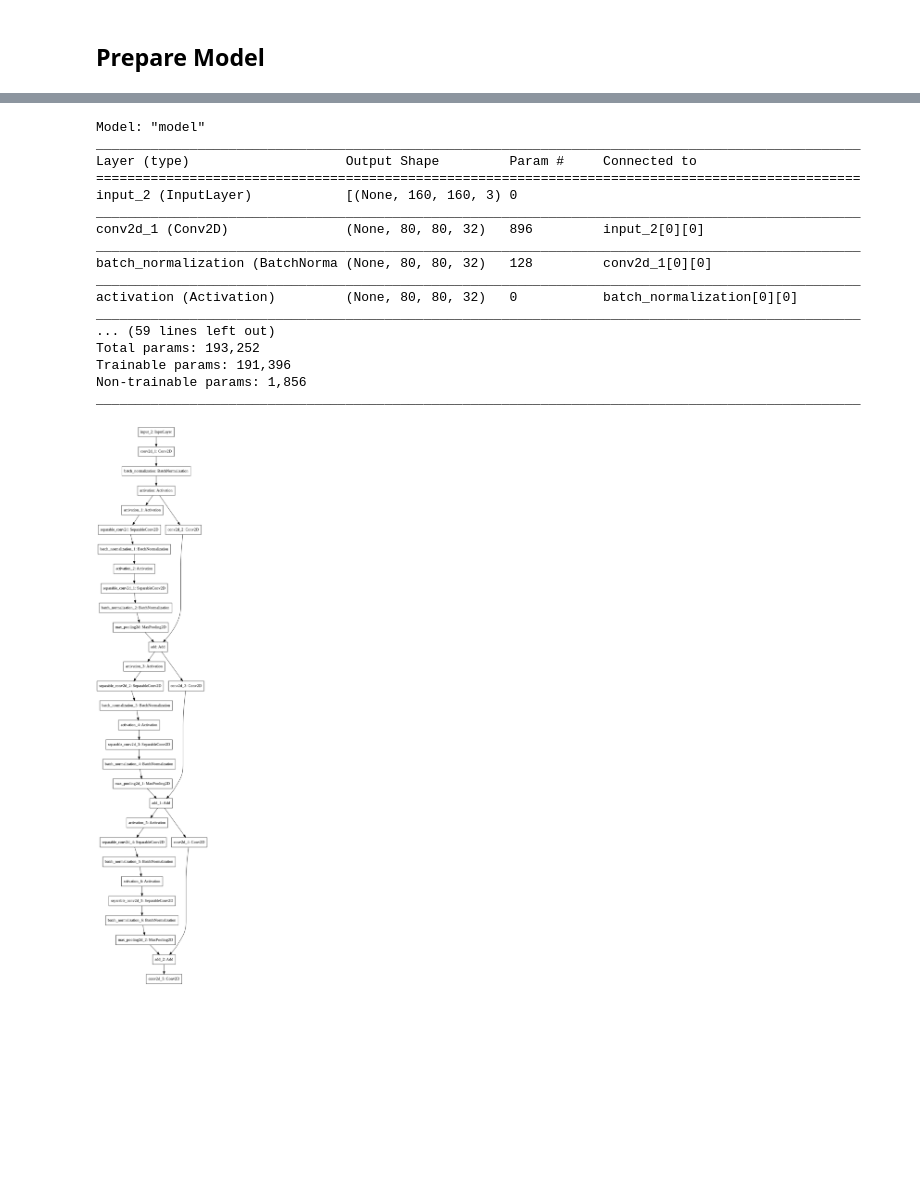
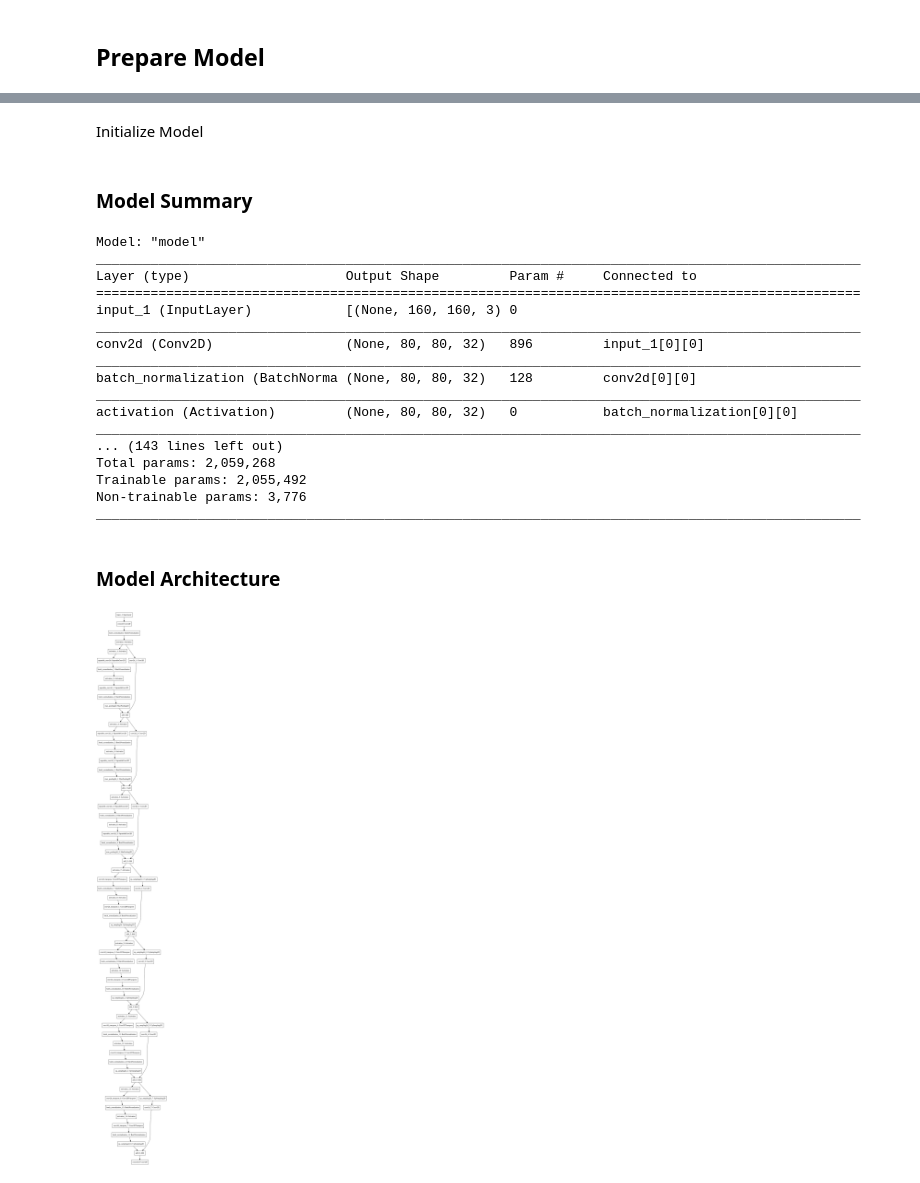
Before and after one commit to m3sibti/DL_projects, a Jupyter notebook: Keras_Segmentation_UNet_mw.ipynb, the cells around one changed output, grey strips where cells are left out. Drawn from its saved outputs; the diff is of its cells as text; code cells hidden in the pictures; blank space fills up the shorter version.

Commit message:
Segmentation model implemented

```diff
--- a/Keras_Segmentation_UNet_mw.ipynb
+++ b/Keras_Segmentation_UNet_mw.ipynb
@@ -153,6 +171,27 @@ def get_model(img_size, n_classes):
     x = layers.add([x, residual])
     previous_block = x
 
+  previous_block = x
+
+  # second decoder part
+  for filters in [256, 128, 64, 32]:
+    x = layers.Activation('relu')(x)
+    x = layers.Conv2DTranspose(filters, 3, padding='same')(x)
+    x = layers.BatchNormalization()(x)
+
+    x = layers.Activation('relu')(x)
+    x = layers.Conv2DTranspose(filters, 3, padding='same')(x)
+    x = layers.BatchNormalization()(x)
+
+    x = layers.UpSampling2D(2)(x)
+
+    # residual
+    residual = layers.UpSampling2D(2)(previous_block)
+    residual = layers.Conv2D(filters, 1, padding='same')(residual)
+    x = layers.add([x, residual])
+    previous_block = x
+
+
   outputs = layers.Conv2D(n_classes, 3, activation='softmax',
                           padding='same')(x)
 
@@ -161,26 +204,32 @@ def get_model(img_size, n_classes):
+# %% [markdown]
+Initialize Model
 # %%
-half_model = get_model(image_size, num_class)
+model = get_model(image_size, num_class)
+# %% [markdown]
+### Model Summary
 # %%
-half_model.summary()
+model.summary()
 # %% [output]
 Model: "model"
 __________________________________________________________________________________________________
 Layer (type)                    Output Shape         Param #     Connected to
 ==================================================================================================
-input_2 (InputLayer)            [(None, 160, 160, 3) 0
+input_1 (InputLayer)            [(None, 160, 160, 3) 0
 __________________________________________________________________________________________________
-conv2d_1 (Conv2D)               (None, 80, 80, 32)   896         input_2[0][0]
+conv2d (Conv2D)                 (None, 80, 80, 32)   896         input_1[0][0]
 __________________________________________________________________________________________________
-batch_normalization (BatchNorma (None, 80, 80, 32)   128         conv2d_1[0][0]
+batch_normalization (BatchNorma (None, 80, 80, 32)   128         conv2d[0][0]
 __________________________________________________________________________________________________
 activation (Activation)         (None, 80, 80, 32)   0           batch_normalization[0][0]
 __________________________________________________________________________________________________
-... (59 lines left out)
-Total params: 193,252
-Trainable params: 191,396
-Non-trainable params: 1,856
+... (143 lines left out)
+Total params: 2,059,268
+Trainable params: 2,055,492
+Non-trainable params: 3,776
 __________________________________________________________________________________________________
+# %% [markdown]
+### Model Architecture
 # %%
-keras.utils.plot_model(half_model)
+keras.utils.plot_model(model)
 # %% [output]
-[figure, old version]
+[figure, new version]
```
Also changed, not shown: parts of 18 cells of this notebook.
